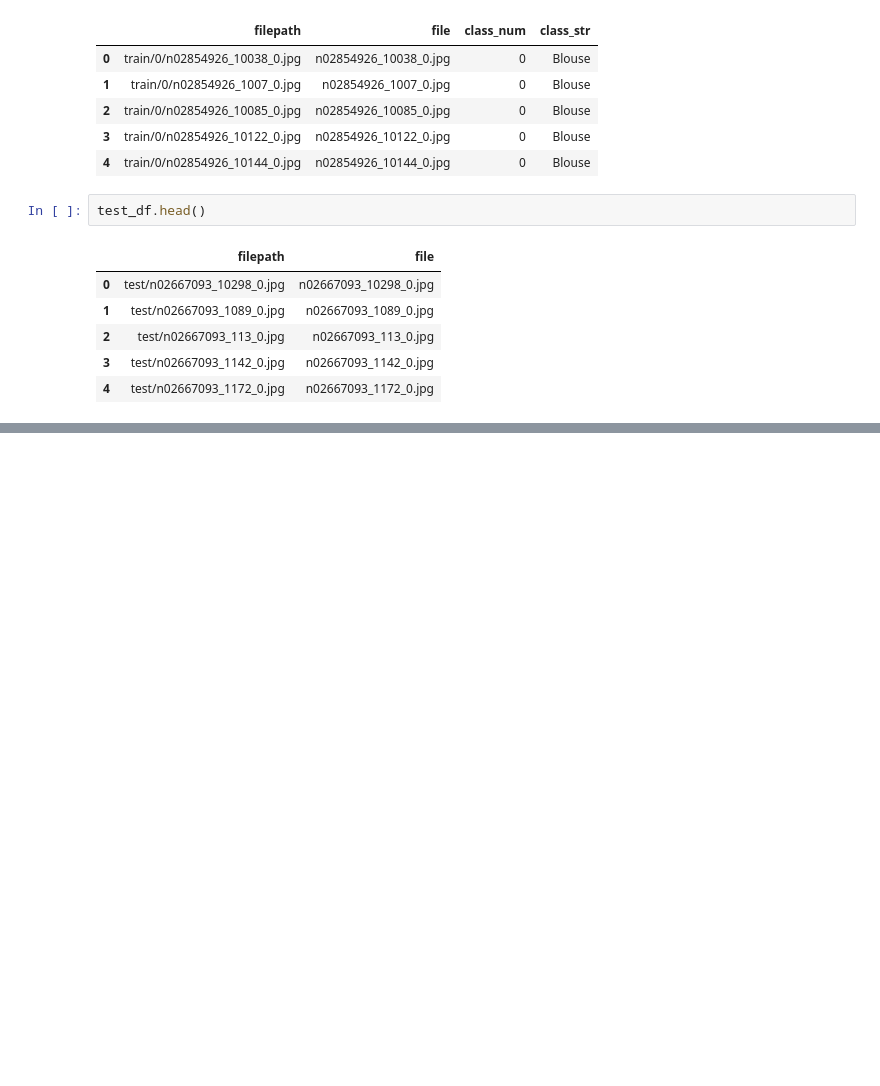
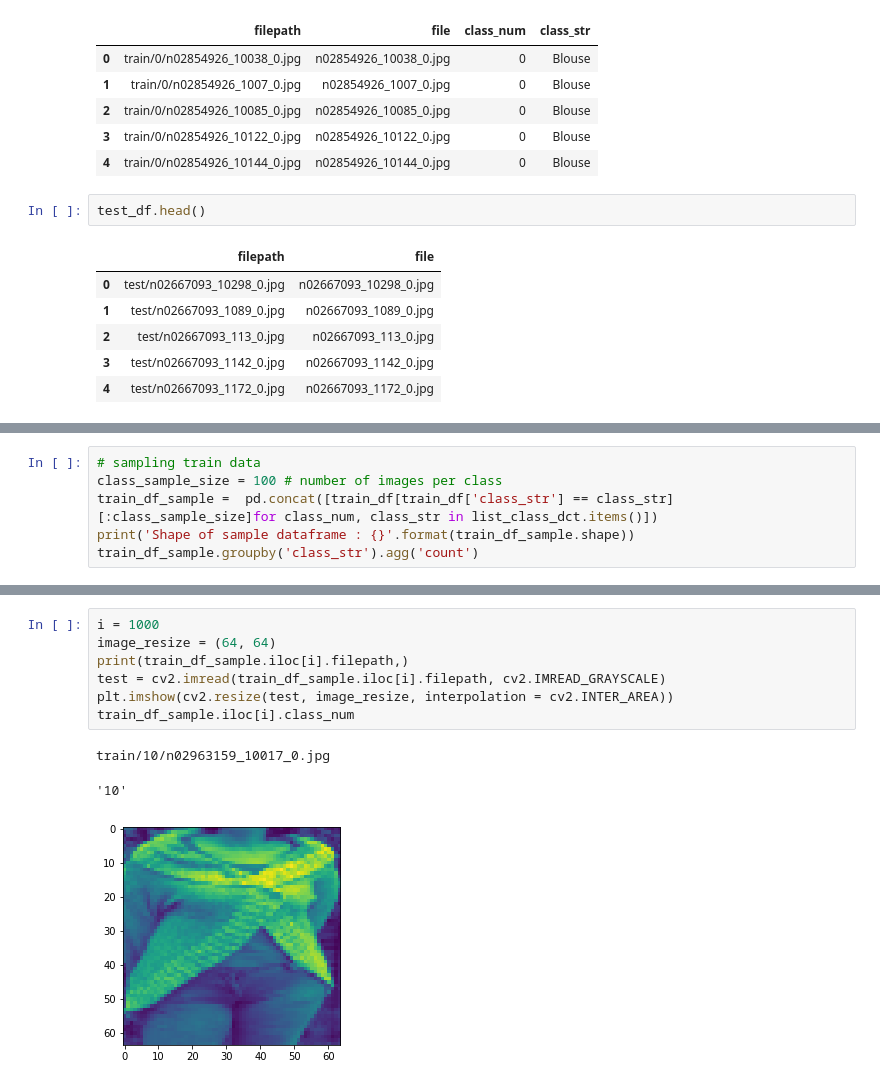
Before and after one commit to rohannanaware/Machine-Learning, a Jupyter notebook: HackerEarth/Caavo Computer Vision Challenge/caavo-cv.ipynb, the cells around one changed output, grey strips where cells are left out. Saved outputs shown, nothing was run; the diff lists cells and outputs as text; blank space fills up the shorter version.

```diff
--- a/HackerEarth/Caavo Computer Vision Challenge/caavo-cv.ipynb
+++ b/HackerEarth/Caavo Computer Vision Challenge/caavo-cv.ipynb
@@ -116,0 +133,6 @@ test_df.head()
+# %%
+# sampling train data
+class_sample_size = 100 # number of images per class
+train_df_sample =  pd.concat([train_df[train_df['class_str'] == class_str][:class_sample_size]for class_num, class_str in list_class_dct.items()])
+print('Shape of sample dataframe : {}'.format(train_df_sample.shape))
+train_df_sample.groupby('class_str').agg('count')
@@ -116,0 +158,11 @@ test_df.head()
+# %%
+i = 1000
+image_resize = (64, 64)
+print(train_df_sample.iloc[i].filepath,)
+test = cv2.imread(train_df_sample.iloc[i].filepath, cv2.IMREAD_GRAYSCALE)
+plt.imshow(cv2.resize(test, image_resize, interpolation = cv2.INTER_AREA))
+train_df_sample.iloc[i].class_num
+# %% [output]
+train/10/n02963159_10017_0.jpg
+'10'
+[figure, added]
```
Also changed, not shown: parts of 18 cells of this notebook.
